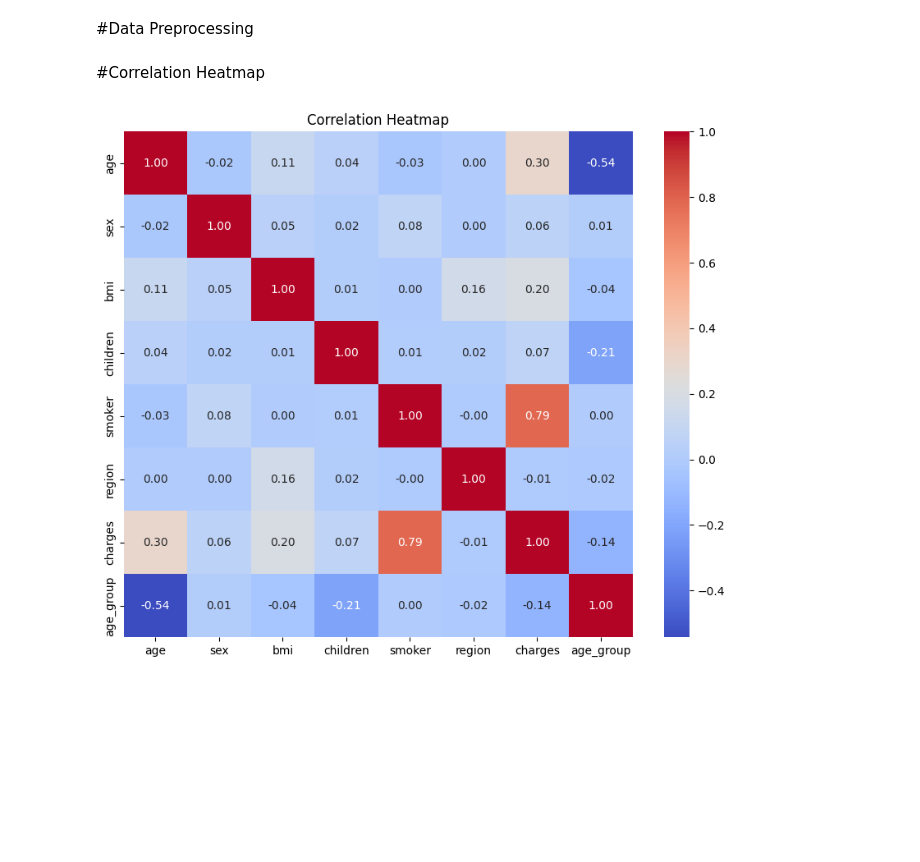
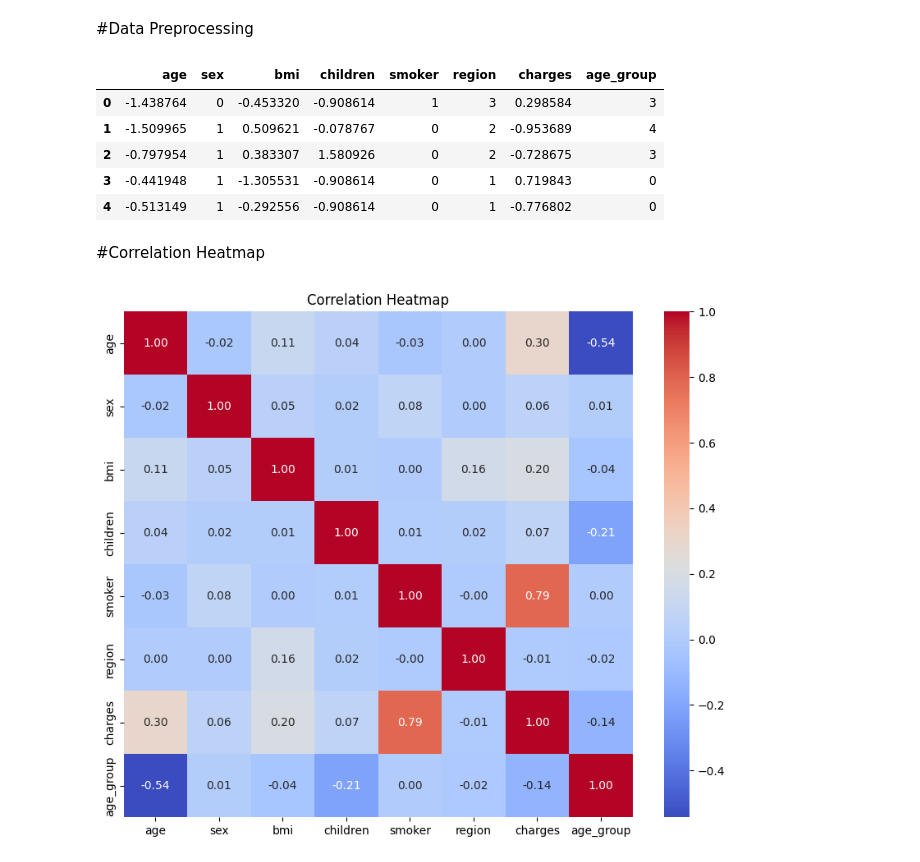
Before and after one commit to rehman04/assessment-component-2-group-presentation-YSJ, a Jupyter notebook: Assessment_componet_2_Group.ipynb, the cells around one changed output. Saved outputs shown, nothing was run; the diff lists cells and outputs as text; code cells hidden in the pictures; blank space fills up the shorter version.

```diff
--- a/Assessment_componet_2_Group.ipynb
+++ b/Assessment_componet_2_Group.ipynb
@@ -76,7 +100,8 @@ plt.show()
 # %% [markdown]
 #Data Preprocessing
 # %%
-data['age_group'] = pd.cut(data['age'], bins=[18, 30, 45, 60, 100], labels=['Young', 'Adult', 'Mid-age', 'Senior'])
+data['age_group'] = pd.cut(data['age'], bins=[18, 30, 45, 60, 100],
+                           labels=['Young', 'Adult', 'Mid-age', 'Senior'])
 
 label_encoders = {}
 categorical_cols = ['sex', 'smoker', 'region', 'age_group']
@@ -88,6 +113,15 @@ for col in categorical_cols:
 scaler = StandardScaler()
 scaled_cols = ['age', 'bmi', 'children', 'charges']
 data[scaled_cols] = scaler.fit_transform(data[scaled_cols])
+# %%
+data.head()
+# %% [output]
+|  | age | sex | bmi | children | smoker | region | charges | age_group |
+| 0 | -1.438764 | 0 | -0.453320 | -0.908614 | 1 | 3 | 0.298584 | 3 |
+| 1 | -1.509965 | 1 | 0.509621 | -0.078767 | 0 | 2 | -0.953689 | 4 |
+| 2 | -0.797954 | 1 | 0.383307 | 1.580926 | 0 | 2 | -0.728675 | 3 |
+| 3 | -0.441948 | 1 | -1.305531 | -0.908614 | 0 | 1 | 0.719843 | 0 |
+| 4 | -0.513149 | 1 | -0.292556 | -0.908614 | 0 | 1 | -0.776802 | 0 |
 # %% [markdown]
 #Correlation Heatmap
 # %%
```
Also changed, not shown: parts of 7 cells of this notebook.
